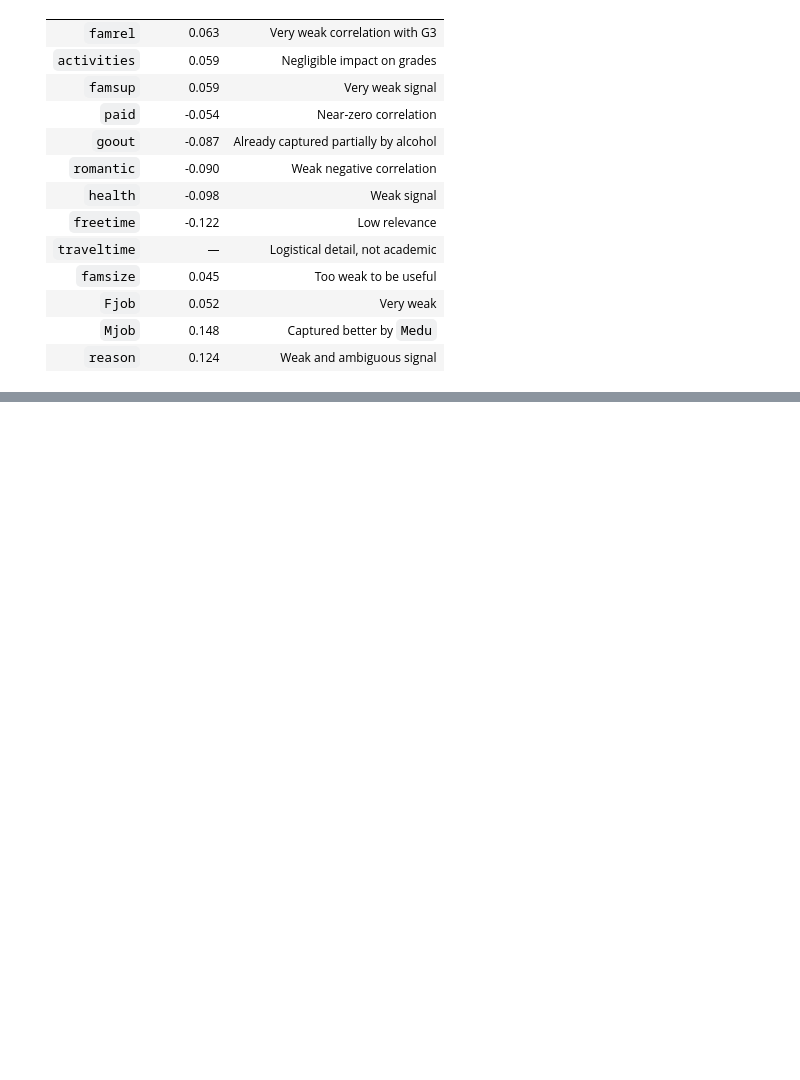
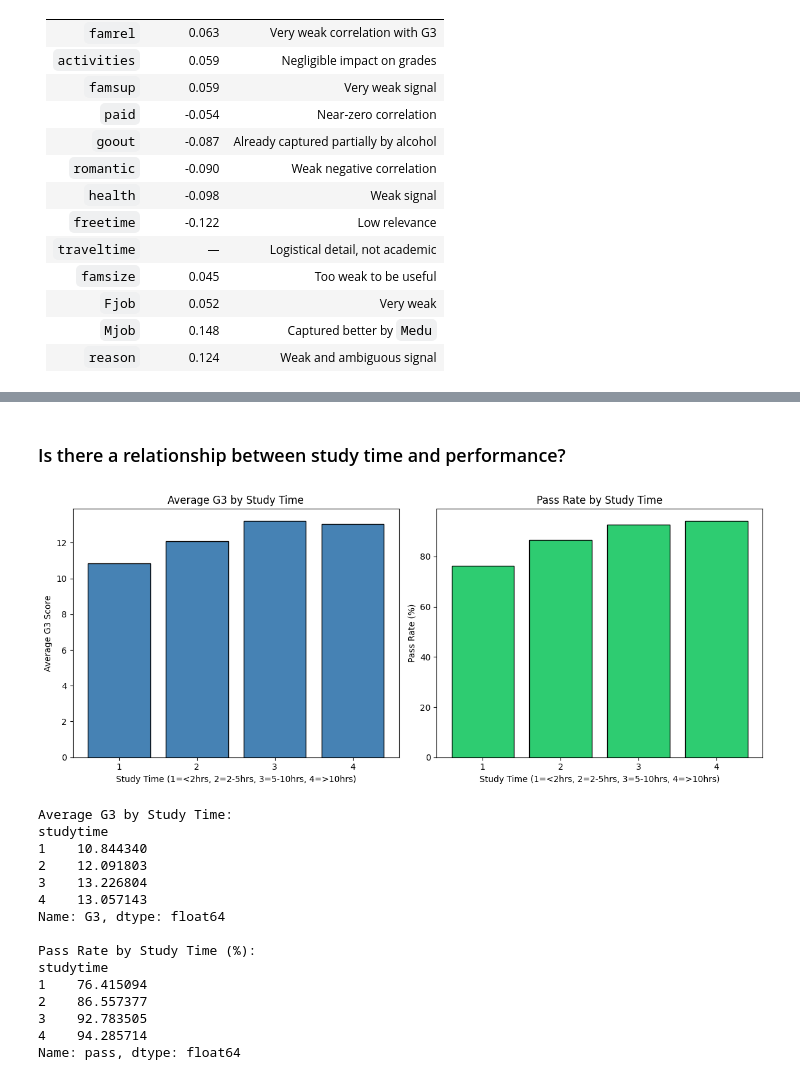
Before and after one commit to Abrar-ul-hasnain/student-performance-predictor, a Jupyter notebook: main.ipynb, the cells around one changed output, grey strips where cells are left out. Drawn from its saved outputs; the diff is of its cells as text; code cells hidden in the pictures; blank space fills up the shorter version.

```diff
--- a/main.ipynb
+++ b/main.ipynb
@@ -407,0 +478,47 @@ df['risk_score'] = df['failures'] + df['absences']
+# %% [markdown]
+### Is there a relationship between study time and performance?
+# %%
+plt.figure(figsize=(12, 5))
+
+# Plot 1 - Average G3 per Study Time
+plt.subplot(1, 2, 1)
+study_perf = df.groupby('studytime')['G3'].mean()
+plt.bar(study_perf.index, study_perf.values, color='steelblue', edgecolor='black')
+plt.title('Average G3 by Study Time')
+plt.xlabel('Study Time (1=<2hrs, 2=2-5hrs, 3=5-10hrs, 4=>10hrs)')
+plt.ylabel('Average G3 Score')
+plt.xticks([1, 2, 3, 4])
+
+# Plot 2 - Pass Rate per Study Time
+plt.subplot(1, 2, 2)
+pass_rate = df.groupby('studytime')['pass'].mean() * 100
+plt.bar(pass_rate.index, pass_rate.values, color='#2ecc71', edgecolor='black')
+plt.title('Pass Rate by Study Time')
+plt.xlabel('Study Time (1=<2hrs, 2=2-5hrs, 3=5-10hrs, 4=>10hrs)')
+plt.ylabel('Pass Rate (%)')
+plt.xticks([1, 2, 3, 4])
+
+plt.tight_layout()
+plt.show()
+
+print("Average G3 by Study Time:")
+print(study_perf)
+print("\nPass Rate by Study Time (%):")
+print(pass_rate)
+# %% [output]
+[figure, added]
+Average G3 by Study Time:
+studytime
+1    10.844340
+2    12.091803
+3    13.226804
+4    13.057143
+Name: G3, dtype: float64
+
+Pass Rate by Study Time (%):
+studytime
+1    76.415094
+2    86.557377
+3    92.783505
+4    94.285714
+Name: pass, dtype: float64
```
Also changed, not shown: parts of 16 cells of this notebook.
